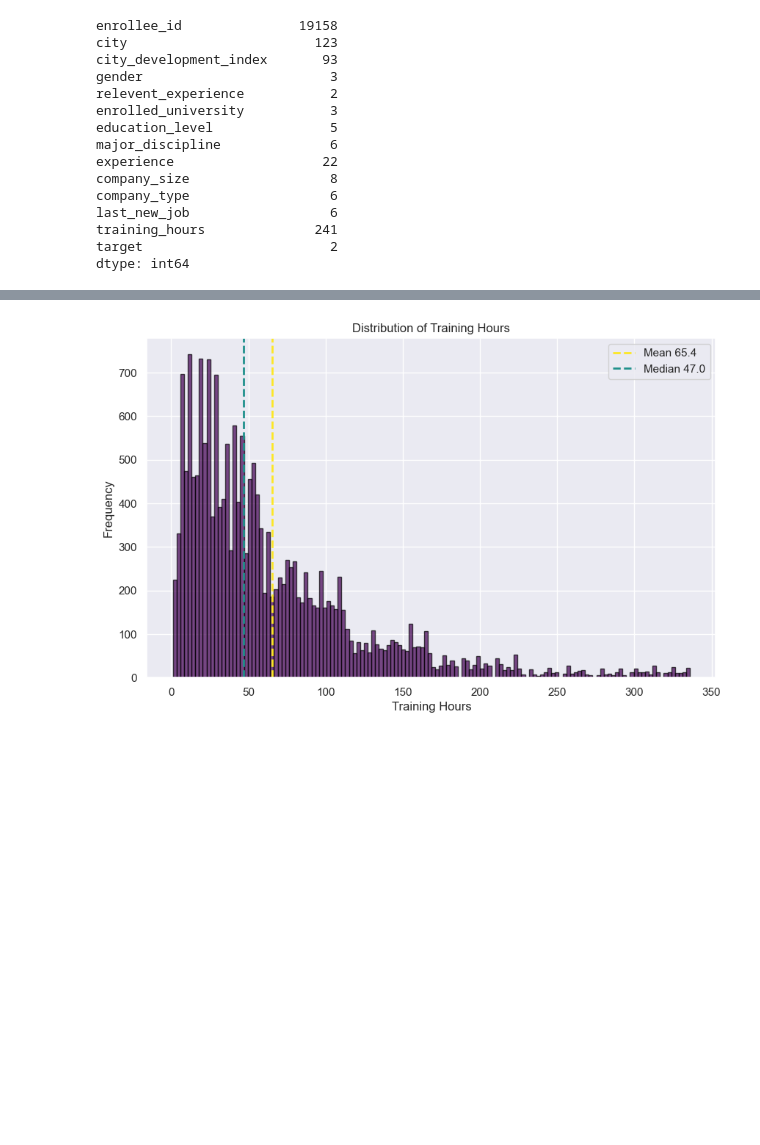
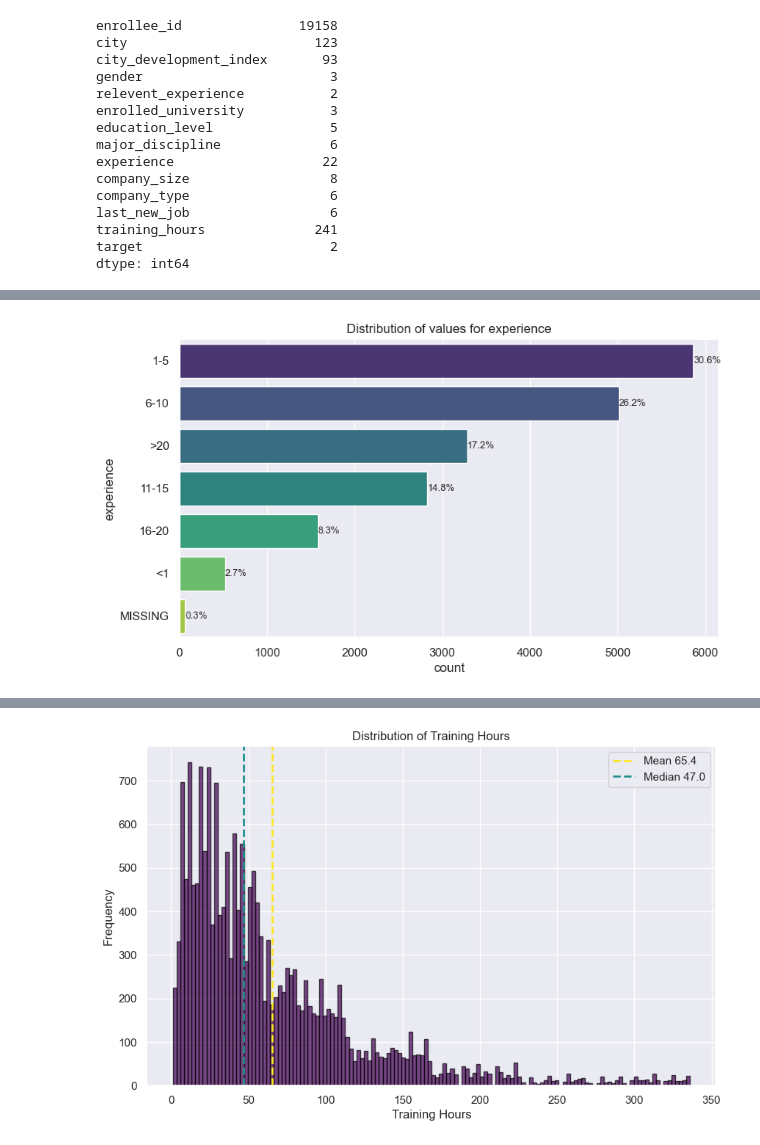
Before and after one commit to scheinmensch/HR-Analytics, a Jupyter notebook: EDA.ipynb, the cells around one changed output, grey strips where cells are left out. Cells and saved outputs as stored; diff of their text form; code cells hidden in the pictures; blank space fills up the shorter version.

```diff
--- a/EDA.ipynb
+++ b/EDA.ipynb
@@ -189,0 +232,21 @@ Name: training_hours, dtype: float64
+# %%
+# group years
+experience_mapping = {'MISSING': 'MISSING','<1': '<1','1': '1-5','2': '1-5','3': '1-5','4': '1-5','5': '1-5','6': '6-10','7': '6-10','8': '6-10','9': '6-10','10': '6-10','11': '11-15','12': '11-15','13': '11-15','14': '11-15','15': '11-15','16': '16-20','17': '16-20','18': '16-20','19': '16-20','20': '16-20','>20': '>20',}
+HR_filled['experience_group'] = HR_filled['experience'].map(experience_mapping)
+
+# plot experience groups
+plt.figure(figsize=(9, 5))
+ax = sns.countplot(data=HR_filled, y='experience_group', order=HR_filled['experience_group'].value_counts().head(HR_filled['experience_group'].nunique()).index, palette='viridis')
+
+total = len(HR_filled.experience_group)
+for p in ax.patches:
+    percentage = '{:.1f}%'.format(100 * p.get_width() / total)
+    x = p.get_x() + p.get_width() + 0.02
+    y = p.get_y() + p.get_height() / 2
+    ax.annotate(percentage, (x, y), fontsize=9, va='center')
+
+plt.title('Distribution of values for experience')
+plt.xlabel('count')
+plt.ylabel('experience');
+# %% [output]
+[figure, added]
```
Also changed, not shown: parts of 31 cells of this notebook, 1 other file.
